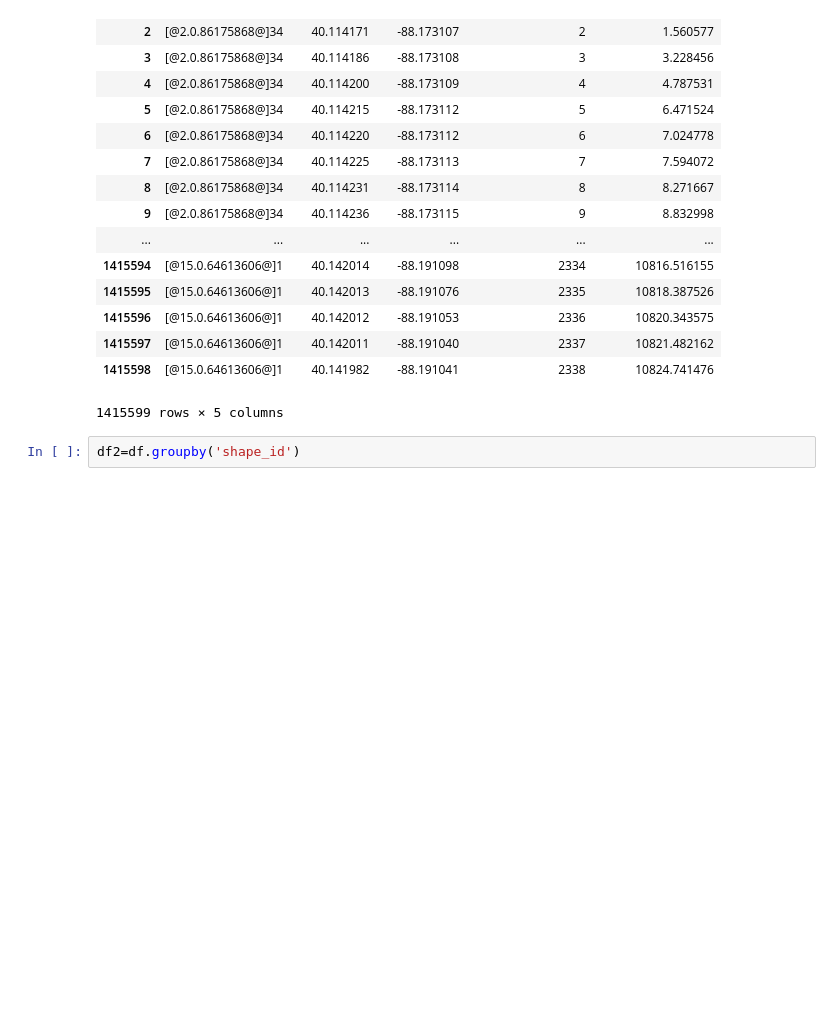
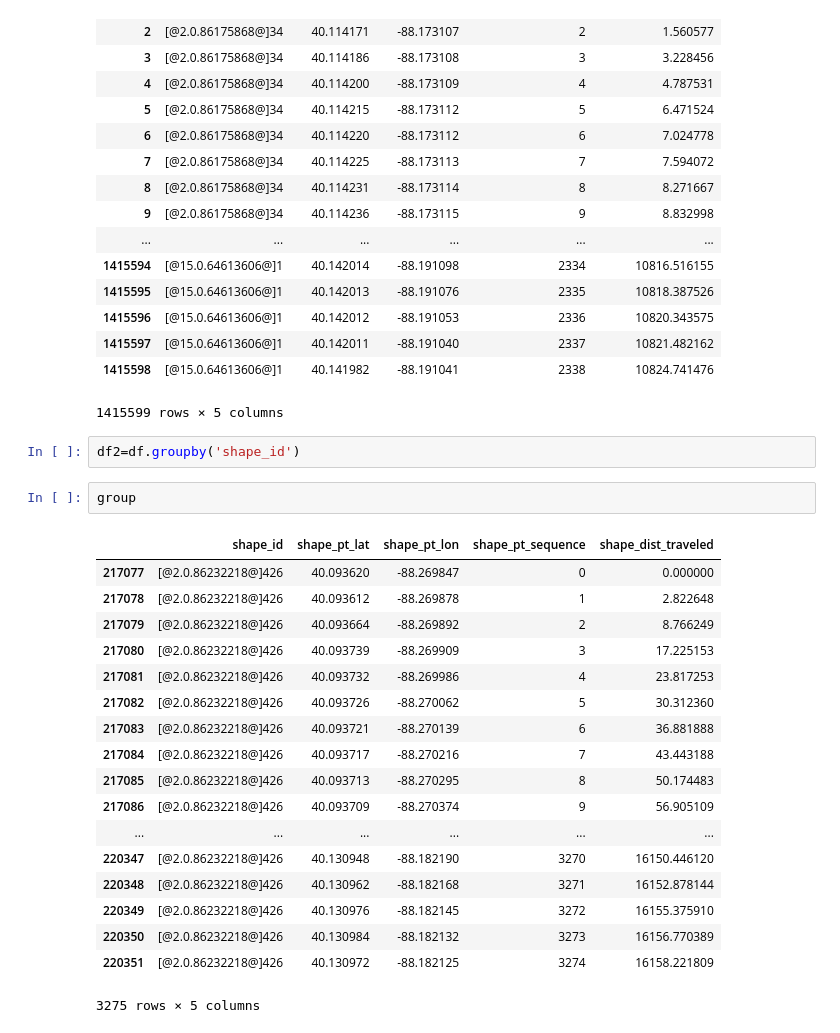
Before and after one commit to yingjun2/project-spring2017, a Jupyter notebook: part1/DVfinal_Q1_shape.ipynb, the cells around one changed output. Drawn from its saved outputs; the diff is of its cells as text; blank space fills up the shorter version.

```diff
--- a/part1/DVfinal_Q1_shape.ipynb
+++ b/part1/DVfinal_Q1_shape.ipynb
@@ -28,6 +28,27 @@ df
 1415599 rows × 5 columns
 # %%
 df2=df.groupby('shape_id')
+# %%
+group
+# %% [output]
+|  | shape_id | shape_pt_lat | shape_pt_lon | shape_pt_sequence | shape_dist_traveled |
+| 217077 | [@2.0.86232218@]426 | 40.093620 | -88.269847 | 0 | 0.000000 |
+| 217078 | [@2.0.86232218@]426 | 40.093612 | -88.269878 | 1 | 2.822648 |
+| 217079 | [@2.0.86232218@]426 | 40.093664 | -88.269892 | 2 | 8.766249 |
+| 217080 | [@2.0.86232218@]426 | 40.093739 | -88.269909 | 3 | 17.225153 |
+| 217081 | [@2.0.86232218@]426 | 40.093732 | -88.269986 | 4 | 23.817253 |
+| 217082 | [@2.0.86232218@]426 | 40.093726 | -88.270062 | 5 | 30.312360 |
+| 217083 | [@2.0.86232218@]426 | 40.093721 | -88.270139 | 6 | 36.881888 |
+| 217084 | [@2.0.86232218@]426 | 40.093717 | -88.270216 | 7 | 43.443188 |
+| 217085 | [@2.0.86232218@]426 | 40.093713 | -88.270295 | 8 | 50.174483 |
+| 217086 | [@2.0.86232218@]426 | 40.093709 | -88.270374 | 9 | 56.905109 |
+| ... | ... | ... | ... | ... | ... |
+| 220347 | [@2.0.86232218@]426 | 40.130948 | -88.182190 | 3270 | 16150.446120 |
+| 220348 | [@2.0.86232218@]426 | 40.130962 | -88.182168 | 3271 | 16152.878144 |
+| 220349 | [@2.0.86232218@]426 | 40.130976 | -88.182145 | 3272 | 16155.375910 |
+| 220350 | [@2.0.86232218@]426 | 40.130984 | -88.182132 | 3273 | 16156.770389 |
+| 220351 | [@2.0.86232218@]426 | 40.130972 | -88.182125 | 3274 | 16158.221809 |
+3275 rows × 5 columns
 # %%
 import matplotlib.pyplot as plt
 import numpy as np
```
Also changed, not shown: parts of 2 cells of this notebook.
